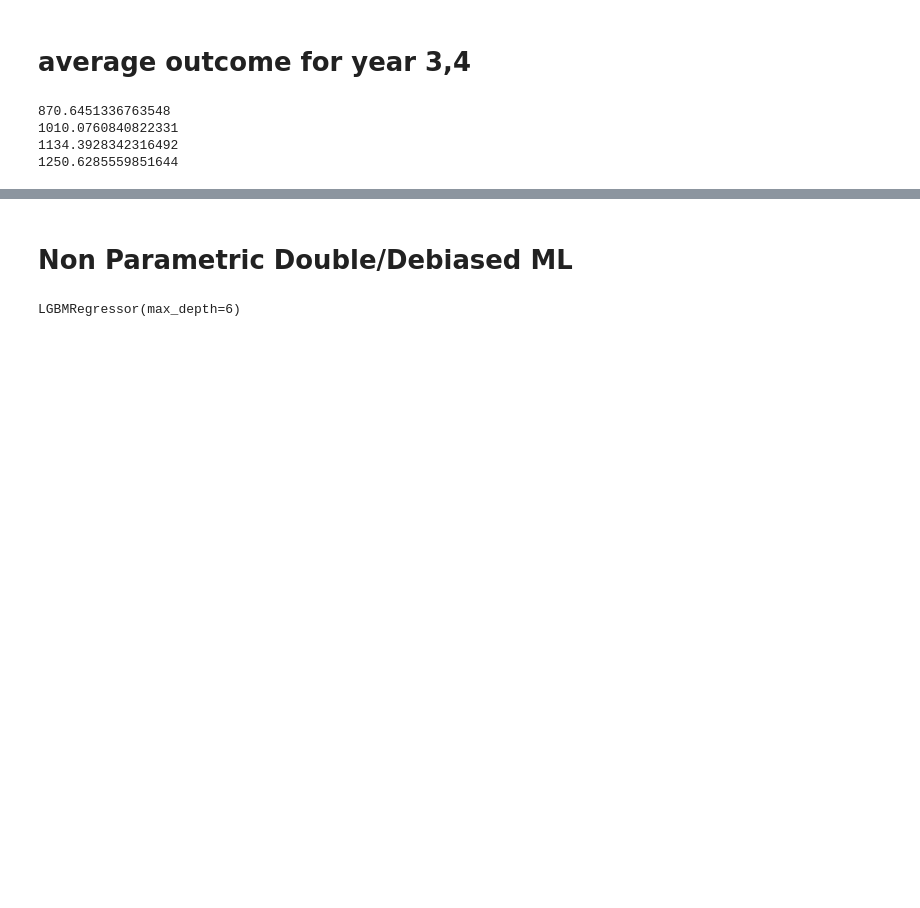
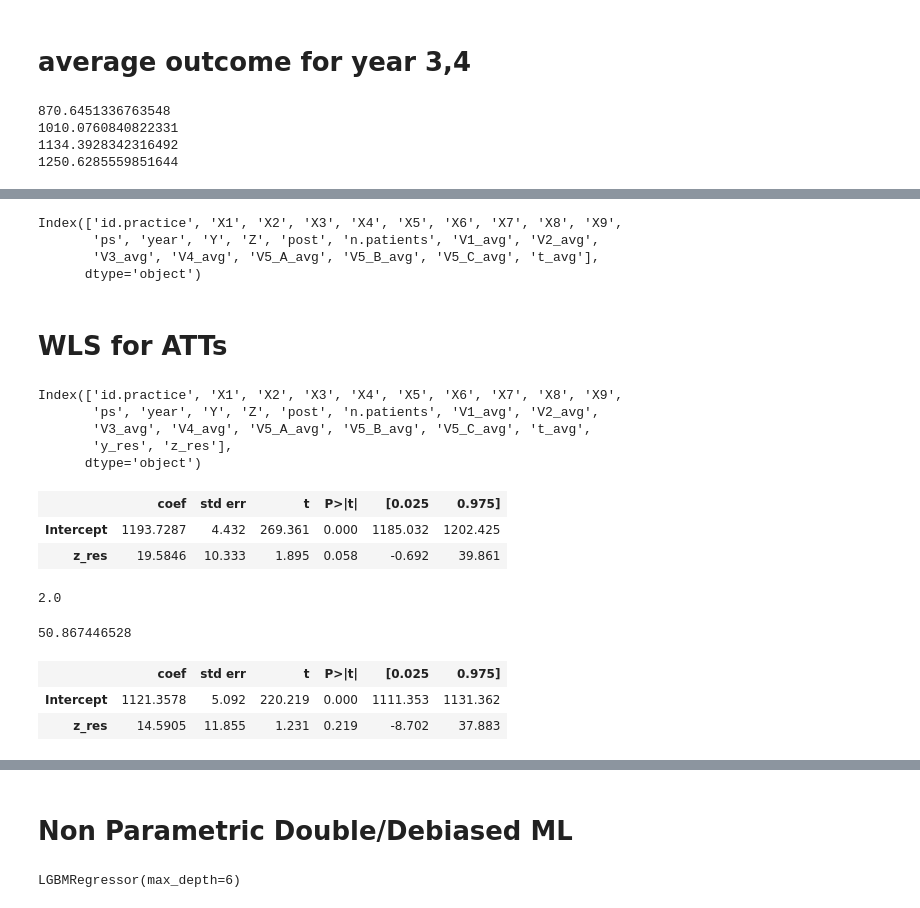
Before and after one commit to wjmoss/ACIC22, a Jupyter notebook: final.ipynb, the cells around one changed output, grey strips where cells are left out. Saved outputs shown, nothing was run; the diff lists cells and outputs as text; code cells hidden in the pictures; blank space fills up the shorter version.

```diff
--- a/final.ipynb
+++ b/final.ipynb
@@ -97,3 +118,10 @@ df_34 = df[df['year'] >= 3]
+# %%
+df_34.columns
+# %% [output]
+Index(['id.practice', 'X1', 'X2', 'X3', 'X4', 'X5', 'X6', 'X7', 'X8', 'X9',
+       'ps', 'year', 'Y', 'Z', 'post', 'n.patients', 'V1_avg', 'V2_avg',
+       'V3_avg', 'V4_avg', 'V5_A_avg', 'V5_B_avg', 'V5_C_avg', 't_avg'],
+      dtype='object')
 # %%
 denoise_m = LGBMRegressor(is_unbalance = True,
                          #metric = 'log_loss',
@@ -120,0 +149,11 @@ pred_M = cross_val_predict(denoise_m, df_34[V], df_34['Y']-df_34['t_avg'], cv=10
+# %% [markdown]
+# WLS for ATTs
+# %%
+df_34 = df_34.assign(y_res = df_34['Y'] - pred_M, z_res = df_34['Z'] - df_34['ps'])
+df_34.columns
+# %% [output]
+Index(['id.practice', 'X1', 'X2', 'X3', 'X4', 'X5', 'X6', 'X7', 'X8', 'X9',
+       'ps', 'year', 'Y', 'Z', 'post', 'n.patients', 'V1_avg', 'V2_avg',
+       'V3_avg', 'V4_avg', 'V5_A_avg', 'V5_B_avg', 'V5_C_avg', 't_avg',
+       'y_res', 'z_res'],
+      dtype='object')
@@ -120,0 +163,22 @@ pred_M = cross_val_predict(denoise_m, df_34[V], df_34['Y']-df_34['t_avg'], cv=10
+# %%
+final_model = smf.wls(formula='y_res ~ z_res', data=df_34, weights=df_34['n.patients']).fit()
+final_model.summary().tables[1]
+# %% [output]
+|  | coef | std err | t | P>|t| | [0.025 | 0.975] |
+| Intercept | 1193.7287 | 4.432 | 269.361 | 0.000 | 1185.032 | 1202.425 |
+| z_res | 19.5846 | 10.333 | 1.895 | 0.058 | -0.692 | 39.861 |
+# %%
+pow(4,0.5)
+# %% [output]
+2.0
+# %%
+25.09+1.959964*13.152
+# %% [output]
+50.867446528
+# %%
+final_model = smf.wls(formula='y_res ~ z_res', data=df_3, weights=df_3['n.patients']).fit()
+final_model.summary().tables[1]
+# %% [output]
+|  | coef | std err | t | P>|t| | [0.025 | 0.975] |
+| Intercept | 1121.3578 | 5.092 | 220.219 | 0.000 | 1111.353 | 1131.362 |
+| z_res | 14.5905 | 11.855 | 1.231 | 0.219 | -8.702 | 37.883 |
```
Also changed, not shown: parts of 10 cells of this notebook, 1 other file.
